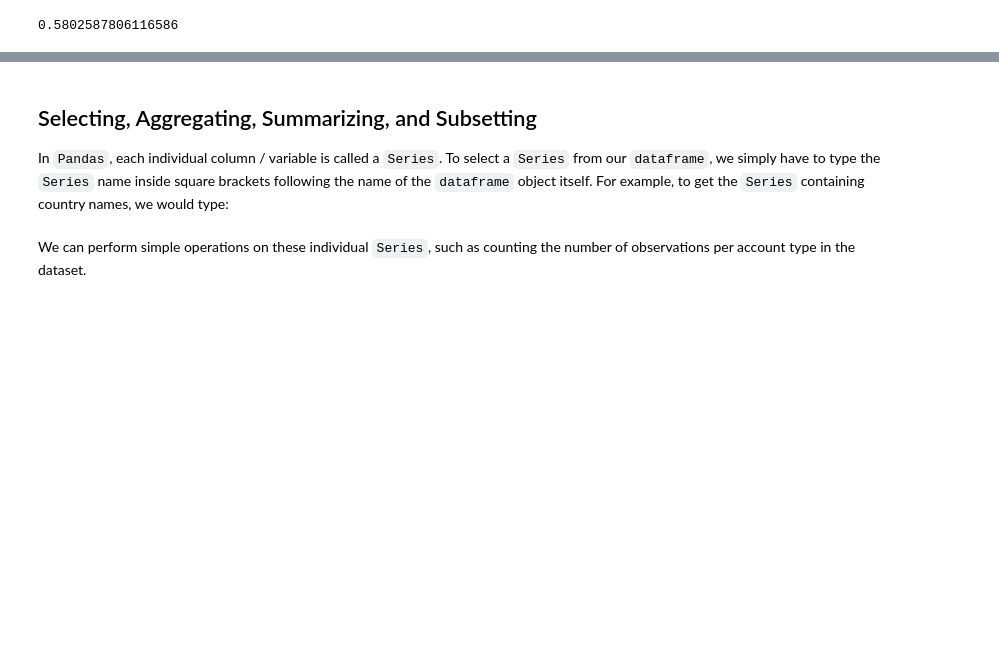
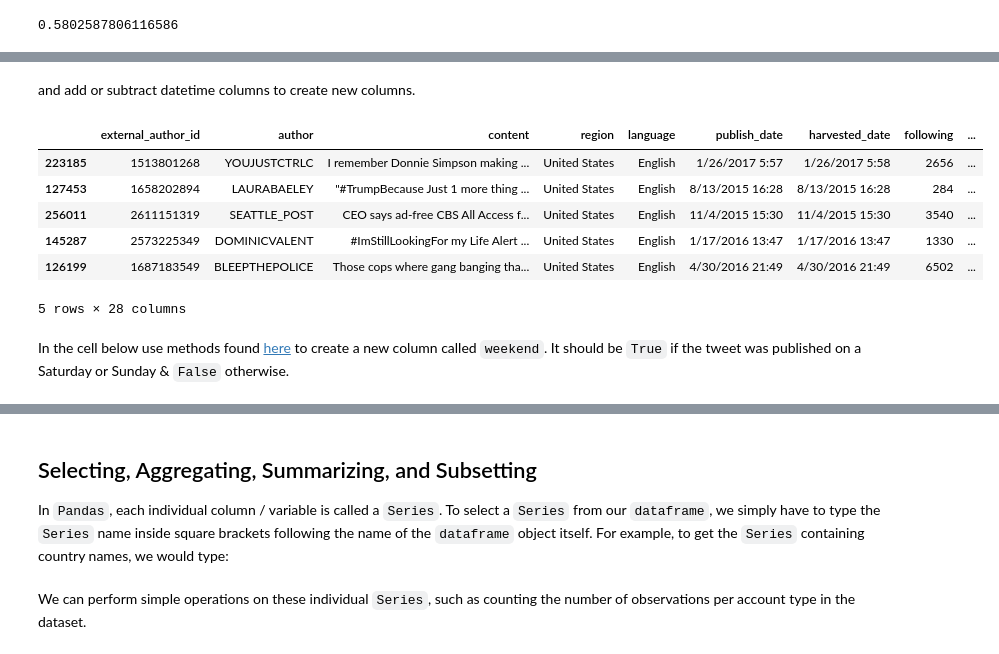
Before and after one commit to mclevey/GESIS_2020_Fundamentals, a Jupyter notebook: 03_pandas.ipynb, the cells around one changed output, grey strips where cells are left out. Cells and saved outputs as stored; diff of their text form; code cells hidden in the pictures; blank space fills up the shorter version.

```diff
--- a/03_pandas.ipynb
+++ b/03_pandas.ipynb
@@ -841,0 +1172,15 @@ JA: I will do this. Likely just be super basic. The weird things people need to
+# %% [markdown]
+and add or subtract datetime columns to create new columns.
+# %%
+small_df['days_until_harvest'] = small_df['dt_harvested_date'] - small_df['dt_publish_date']
+small_df.sample(5)
+# %% [output]
+|  | external_author_id | author | content | region | language | publish_date | harvested_date | following | ... |
+| 223185 | 1513801268 | YOUJUSTCTRLC | I remember Donnie Simpson making ... | United States | English | 1/26/2017 5:57 | 1/26/2017 5:58 | 2656 | ... |
+| 127453 | 1658202894 | LAURABAELEY | "#TrumpBecause Just 1 more thing ... | United States | English | 8/13/2015 16:28 | 8/13/2015 16:28 | 284 | ... |
+| 256011 | 2611151319 | SEATTLE_POST | CEO says ad-free CBS All Access f... | United States | English | 11/4/2015 15:30 | 11/4/2015 15:30 | 3540 | ... |
+| 145287 | 2573225349 | DOMINICVALENT | #ImStillLookingFor my Life Alert ... | United States | English | 1/17/2016 13:47 | 1/17/2016 13:47 | 1330 | ... |
+| 126199 | 1687183549 | BLEEPTHEPOLICE | Those cops where gang banging tha... | United States | English | 4/30/2016 21:49 | 4/30/2016 21:49 | 6502 | ... |
+5 rows × 28 columns
+# %% [markdown]
+In the cell below use methods found [here](https://pandas.pydata.org/pandas-docs/stable/reference/series.html) to create a new column called `weekend`. It should be `True` if the tweet was published on a Saturday or Sunday & `False` otherwise.
```
Also changed, not shown: parts of 112 cells of this notebook.
